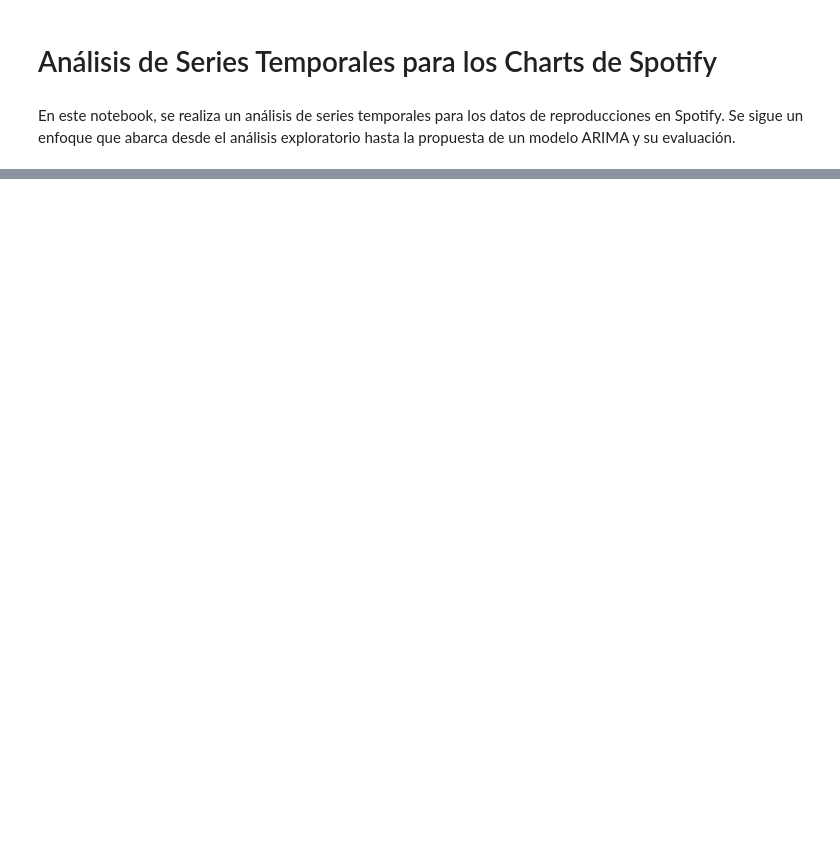
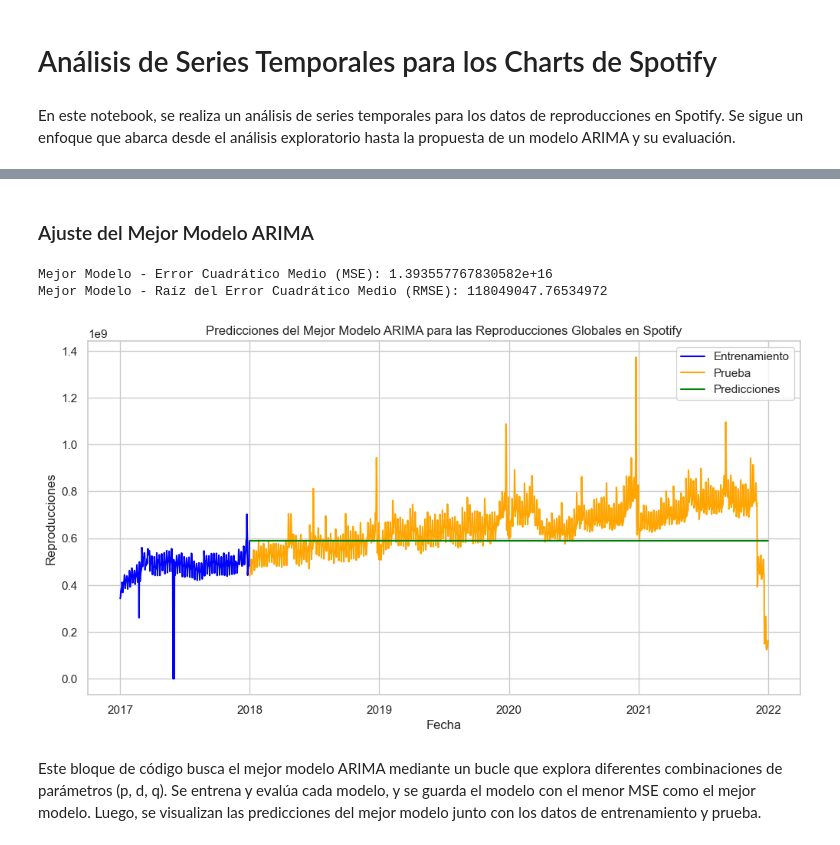
Before and after one commit to SergioGonzalez24/IA-TEC, a Jupyter notebook: Elisabetta/mod5/analisis/Analisis.ipynb, the cells around one changed output, grey strips where cells are left out. Drawn from its saved outputs; the diff is of its cells as text; code cells hidden in the pictures; blank space fills up the shorter version.

```diff
--- a/Elisabetta/mod5/analisis/Analisis.ipynb
+++ b/Elisabetta/mod5/analisis/Analisis.ipynb
@@ -240,0 +189,61 @@ En conclusión, el análisis de series temporales proporciona una visión profun
+# %% [markdown]
+### Ajuste del Mejor Modelo ARIMA
+# %%
+# Inicializar variables para el mejor modelo
+best_mse = float('inf')
+best_order = None
+
+# Bucle para buscar el mejor modelo ARIMA
+for p in range(3):
+    for d in range(2):
+        for q in range(3):
+            try:
+                # Entrenar el modelo ARIMA
+                model = ARIMA(train, order=(p, d, q))
+                model_fit = model.fit()
+
+                # Realizar predicciones
+                predictions = model_fit.predict(start=len(train), end=len(train) + len(test) - 1, typ='levels')
+
+                # Calcular el error cuadrático medio (MSE)
+                mse = mean_squared_error(test, predictions)
+
+                # Actualizar el mejor modelo si se encuentra un MSE más bajo
+                if mse < best_mse:
+                    best_mse = mse
+                    best_order = (p, d, q)
+
+            except:
+                continue
+
+# Entrenar el mejor modelo encontrado
+best_model = ARIMA(train, order=best_order)
+best_model_fit = best_model.fit()
+
+# Realizar predicciones con el mejor modelo
+best_predictions = best_model_fit.predict(start=len(train), end=len(train) + len(test) - 1, typ='levels')
+
+# Calcular el error cuadrático medio (MSE) y la raíz del error cuadrático medio (RMSE)
+best_mse = mean_squared_error(test, best_predictions)
+best_rmse = np.sqrt(best_mse)
+
+print(f'Mejor Modelo - Error Cuadrático Medio (MSE): {best_mse}')
+print(f'Mejor Modelo - Raíz del Error Cuadrático Medio (RMSE): {best_rmse}')
+
+# Visualizar las predicciones del mejor modelo
+plt.figure(figsize=(12, 6))
+plt.plot(train, label='Entrenamiento', color='blue')
+plt.plot(test, label='Prueba', color='orange')
+plt.plot(best_predictions, label='Predicciones', color='green')
+plt.title('Predicciones del Mejor Modelo ARIMA para las Reproducciones Globales en Spotify')
+plt.xlabel('Fecha')
+plt.ylabel('Reproducciones')
+plt.legend()
+plt.grid(True)
+plt.show()
+# %% [output]
+Mejor Modelo - Error Cuadrático Medio (MSE): 1.393557767830582e+16
+Mejor Modelo - Raíz del Error Cuadrático Medio (RMSE): 118049047.76534972
+[figure, added]
+# %% [markdown]
+Este bloque de código busca el mejor modelo ARIMA mediante un bucle que explora diferentes combinaciones de parámetros (p, d, q). Se entrena y evalúa cada modelo, y se guarda el modelo con el menor MSE como el mejor modelo. Luego, se visualizan las predicciones del mejor modelo junto con los datos de entrenamiento y prueba.
```
Also changed, not shown: parts of 73 cells of this notebook.
